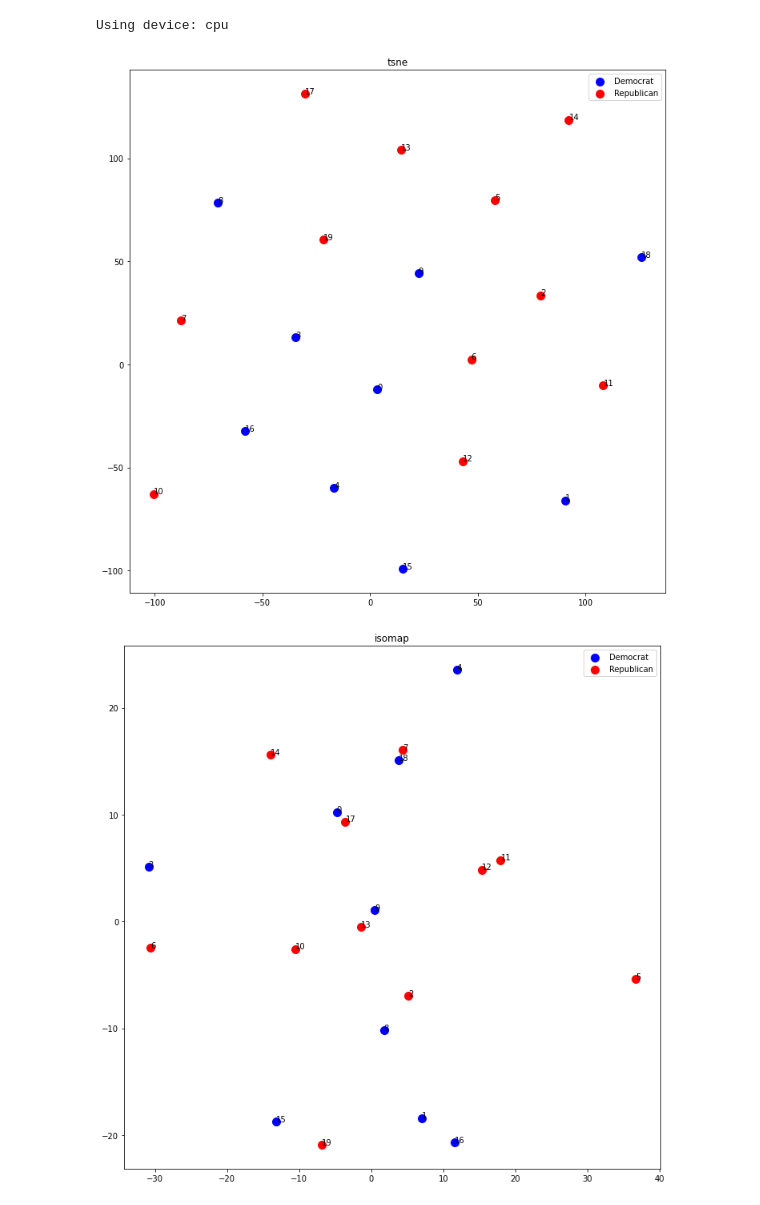
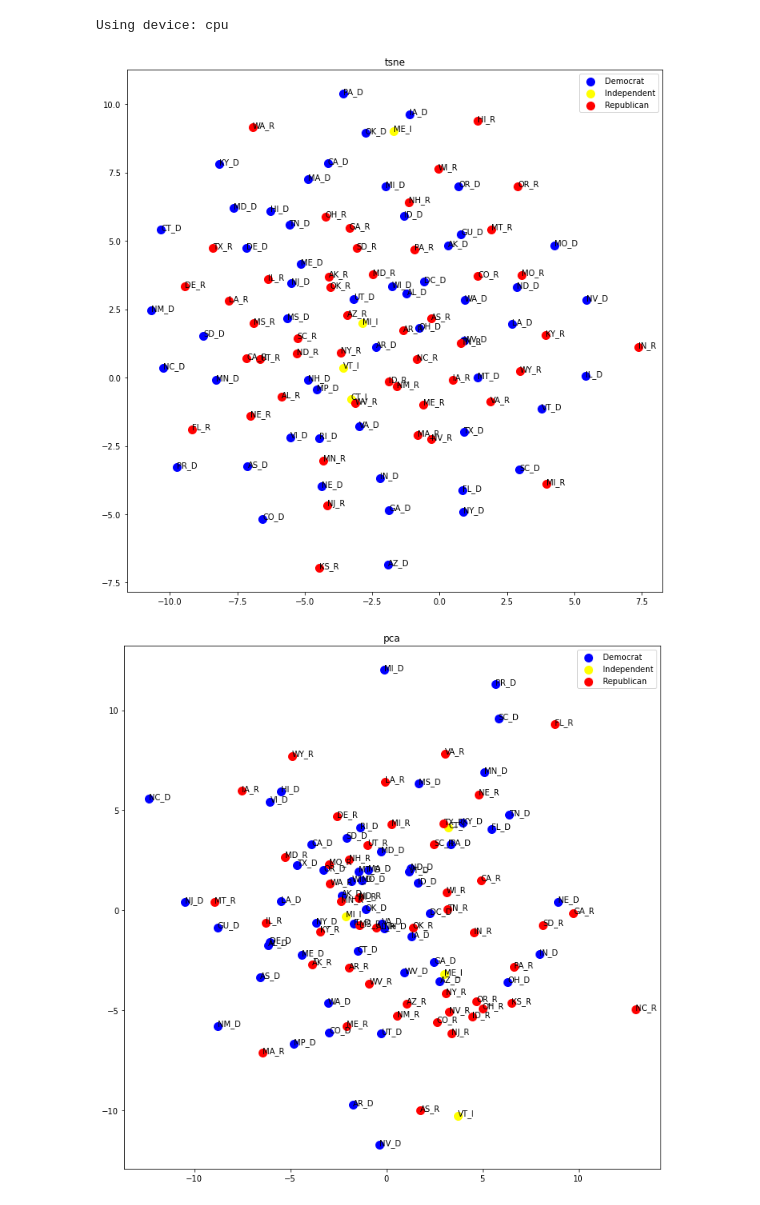
Before and after one commit to gozsoy/conditioned-speech-gen, a Jupyter notebook: euler_backup/conditioned_speech_gen/src/experiments.ipynb, the cells around one changed output. Cells and saved outputs as stored; diff of their text form; code cells hidden in the pictures.

Commit message:
prefix tuning experimentation done

```diff
--- a/euler_backup/conditioned_speech_gen/src/experiments.ipynb
+++ b/euler_backup/conditioned_speech_gen/src/experiments.ipynb
@@ -13,55 +13,90 @@ import matplotlib.pyplot as plt
 device = torch.device('cuda:0' if torch.cuda.is_available() else 'cpu')
 print('Using device:', device)
 
-cfg= {'batch_size':8,'prefix_len':3,'embed_size_per_token':100,'speaker_size':20,'epoch':90,'encoded':'encoded_bioguide_ids','freeze_gpt':False}
+cfg= {'batch_size':8,'prefix_len':5,'embed_size_per_token':300,'speaker_size':106,'epoch':12,'encoded':'encoded_st_p_ids','freeze_gpt':False}
+name_col= 'st_p' # st_p, parl_part, encoded_bioguide_ids
 
 model = PrefixNet(cfg)
 
-model_name=f'24may_prefix_tuning_prlen{cfg["prefix_len"]}_embsize{cfg["embed_size_per_token"]}_speaksize{cfg["speaker_size"]}_maxseqlen256_batch8_8_epoch{cfg["epoch"]}.pt'
+model_name=f'24may_prefix_tuning_stp_prlen{cfg["prefix_len"]}_embsize{cfg["embed_size_per_token"]}_speaksize{cfg["speaker_size"]}_maxseqlen256_batch8_8_epoch{cfg["epoch"]}.pt'
 checkpoint = torch.load('/cluster/scratch/goezsoy/nlp_lss_checkpoints/'+model_name,map_location=device)
 model.load_state_dict(checkpoint['model_state_dict'])
 model.eval()
 
 X = model.embedding_layer.weight.detach().numpy()
 
+
+X_embedded_pca = PCA(n_components=2).fit_transform(X)
+X_embedded_tsne = TSNE(n_components=2).fit_transform(X)
+X_embedded_mds = MDS(n_components=2).fit_transform(X)
 X_embedded_isomap = Isomap(n_components=2).fit_transform(X)
-X_embedded_tsne = TSNE(n_components=2).fit_transform(X)
 
 speaker_labels = np.arange(0,cfg['speaker_size'])
 processed_df = pd.read_csv('/cluster/scratch/goezsoy/nlp_lss_datasets/processed_df.csv')
 meta_df= processed_df[processed_df[cfg['encoded']].isin(speaker_labels)].drop_duplicates(subset=cfg['encoded'])
 
-# first plot
-group = meta_df.term_party.values
-cdict = {'Democrat': 'blue', 'Republican': 'red'}
+#first plot
+group = meta_df.sort_values(by=cfg['encoded'],ascending=True, inplace=False).term_party.values
+cdict = {'Democrat': 'blue', 'Republican': 'red', 'Independent':'yellow'}
 
 fig, ax = plt.subplots(figsize=(12,12))
 
 for g in np.unique(group):
     ix = np.where(group == g)
     ax.scatter(X_embedded_tsne[ix,0], X_embedded_tsne[ix,1], c = cdict[g], label = g, s = 100)
 
-for i, txt in enumerate(list(speaker_labels)):
-    ax.annotate(txt, (X_embedded_tsne[i,0], X_embedded_tsne[i,1]))
+for i, idx in enumerate(list(speaker_labels)):
+    ax.annotate(meta_df[meta_df[cfg['encoded']]==idx][name_col].values[0], (X_embedded_tsne[i,0], X_embedded_tsne[i,1]))
 ax.legend()
 ax.set_title('tsne')
 
 plt.show()
 
 #second plot
 fig2, ax2 = plt.subplots(figsize=(12,12))
 
 for g in np.unique(group):
     ix = np.where(group == g)
-    ax2.scatter(X_embedded_isomap[ix,0], X_embedded_isomap[ix,1], c = cdict[g], label = g, s = 100)
+    ax2.scatter(X_embedded_pca[ix,0], X_embedded_pca[ix,1], c = cdict[g], label = g, s = 100)
 
-for i, txt in enumerate(list(speaker_labels)):
-    ax2.annotate(txt, (X_embedded_isomap[i,0], X_embedded_isomap[i,1]))
+for i, idx in enumerate(list(speaker_labels)):
+    ax2.annotate(meta_df[meta_df[cfg['encoded']]==idx][name_col].values[0], (X_embedded_pca[i,0], X_embedded_pca[i,1]))
 ax2.legend()
-ax2.set_title('isomap')
+ax2.set_title('pca')
 
 plt.show()
+
+
+#third plot
+fig3, ax3 = plt.subplots(figsize=(12,12))
+
+for g in np.unique(group):
+    ix = np.where(group == g)
+    ax3.scatter(X_embedded_mds[ix,0], X_embedded_mds[ix,1], c = cdict[g], label = g, s = 100)
+
+for i, idx in enumerate(list(speaker_labels)):
+    ax3.annotate(meta_df[meta_df[cfg['encoded']]==idx][name_col].values[0], (X_embedded_mds[i,0], X_embedded_mds[i,1]))
+
+ax3.legend()
+ax3.set_title('mds')
+
+plt.show()
+
+#fourth plot
+fig4, ax4 = plt.subplots(figsize=(12,12))
+
+for g in np.unique(group):
+    ix = np.where(group == g)
+    ax4.scatter(X_embedded_isomap[ix,0], X_embedded_isomap[ix,1], c = cdict[g], label = g, s = 100)
+
+for i, idx in enumerate(list(speaker_labels)):
+    ax4.annotate(meta_df[meta_df[cfg['encoded']]==idx][name_col].values[0], (X_embedded_isomap[i,0], X_embedded_isomap[i,1]))
+
+ax4.legend()
+ax4.set_title('isomap')
+
+plt.show()
 # %% [output]
 Using device: cpu
-[figure, old version]
+[figure, new version]
-[figure, old version]
+[figure, new version]
```
Also changed, not shown: parts of 1 cell of this notebook, 21 other files.
